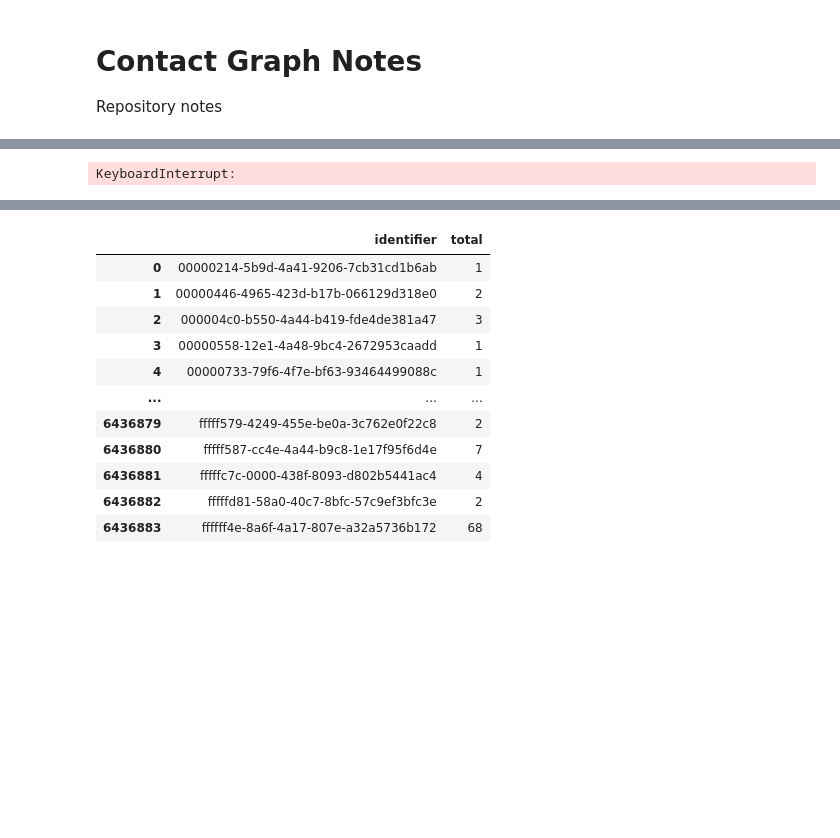
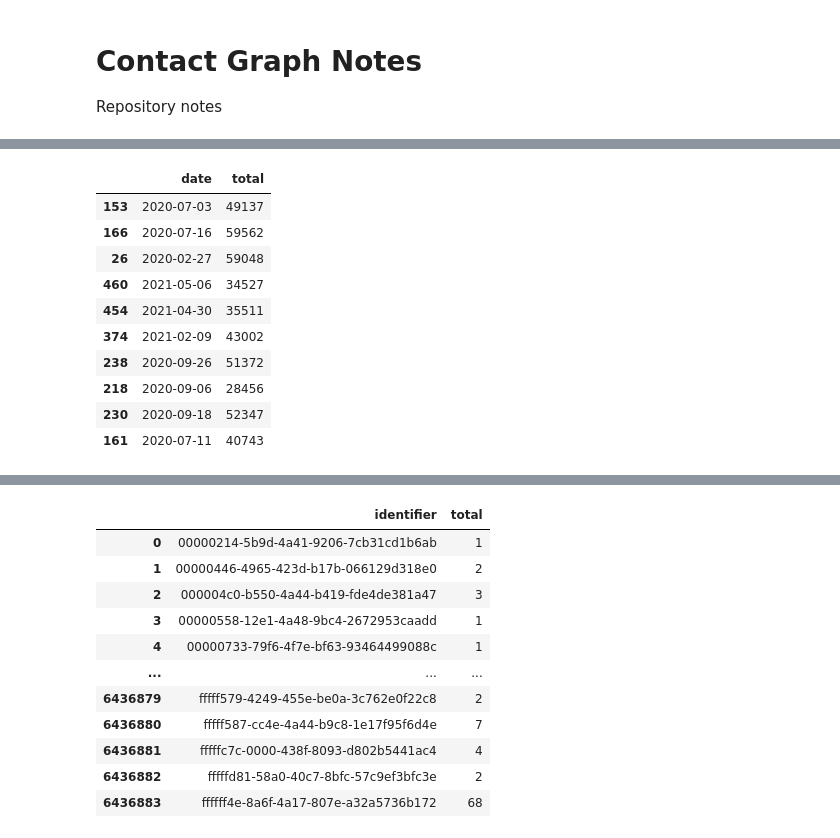
Before and after one commit to minigonche/covid_contact_graphs, a Jupyter notebook: Notes.ipynb, the cells around one changed output, grey strips where cells are left out. Saved outputs shown, nothing was run; the diff lists cells and outputs as text; code cells hidden in the pictures; blank space fills up the shorter version.

```diff
--- a/Notes.ipynb
+++ b/Notes.ipynb
@@ -110,13 +102,40 @@ sns.lineplot(data = df_plot, x = 'date', y = 'smoothed')
 # %%
 # Explore contacts
 
 query = """
-SELECT identifier, date
-FROM `grafos-alcaldia-bogota.transits.hourly_transits`
-WHERE location_id = "colombia_bogota"
-GROUP BY identifier, date
+WITH iden AS (
+    SELECT *, True as seniority
+    FROM `grafos-alcaldia-bogota.seniority.identifier_seniority_summary`
+    WHERE total_days > 30
+)
+
+SELECT date, COUNT(*) as total
+FROM(
+    SELECT tr.identifier, tr.date
+    FROM(
+    SELECT identifier, date, COUNT(*) as total_transits
+    FROM `grafos-alcaldia-bogota.transits.hourly_transits`
+    WHERE location_id = "colombia_bogota"
+    GROUP BY identifier, date) as tr
+    JOIN
+    iden
+    ON iden.identifier = tr.identifier
+)
+GROUP BY date
+ORDER by date
 """
 
 df_transits = utils.run_simple_query(client,query,allow_large_results = True)
+df_transits.sample(10)
 # %% [output]
-KeyboardInterrupt:
+|  | date | total |
+| 153 | 2020-07-03 | 49137 |
+| 166 | 2020-07-16 | 59562 |
+| 26 | 2020-02-27 | 59048 |
+| 460 | 2021-05-06 | 34527 |
+| 454 | 2021-04-30 | 35511 |
+| 374 | 2021-02-09 | 43002 |
+| 238 | 2020-09-26 | 51372 |
+| 218 | 2020-09-06 | 28456 |
+| 230 | 2020-09-18 | 52347 |
+| 161 | 2020-07-11 | 40743 |
```
Also changed, not shown: parts of 6 cells of this notebook.
